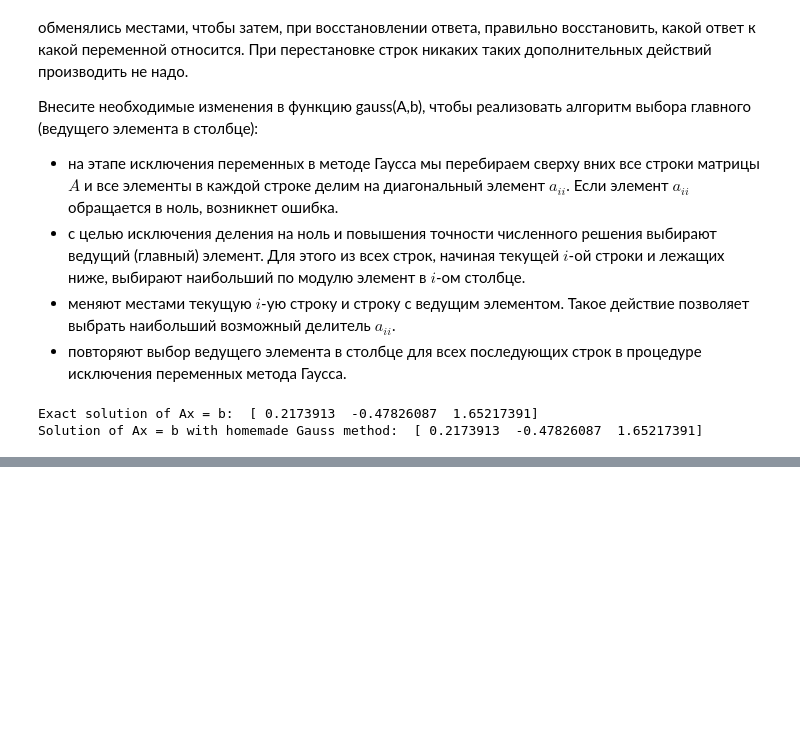
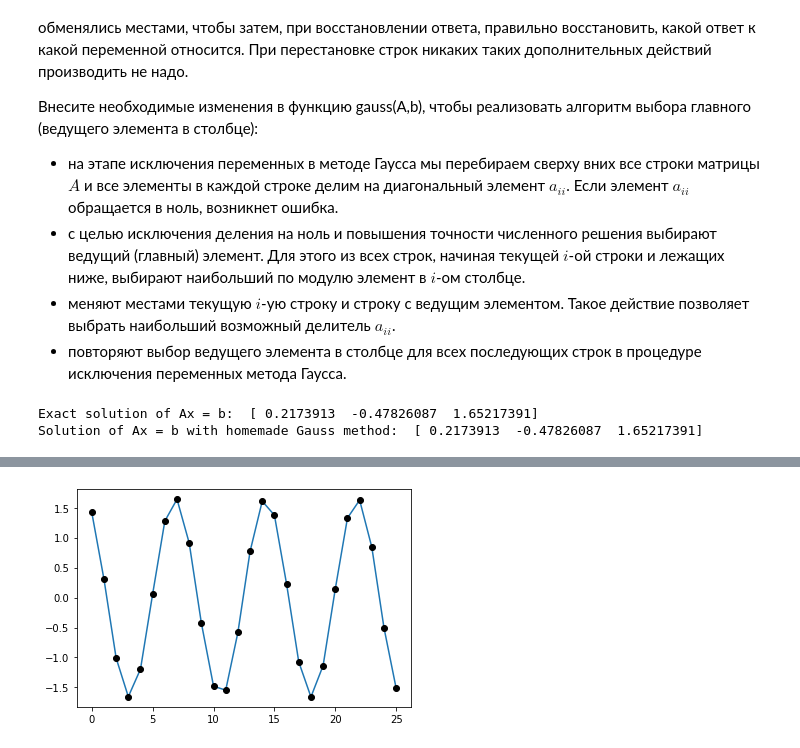
Before and after one commit to konstgav/computational-physics-python, a Jupyter notebook: Systems-of-Linear-Equations.ipynb, the cells around one changed output, grey strips where cells are left out. Cells and saved outputs as stored; diff of their text form; code cells hidden in the pictures; blank space fills up the shorter version.

```diff
--- a/Systems-of-Linear-Equations.ipynb
+++ b/Systems-of-Linear-Equations.ipynb
@@ -61,0 +151,34 @@ Solution of Ax = b with homemade Gauss method:  [ 0.2173913  -0.47826087  1.6521
+# %%
+from numpy import empty,zeros
+from banded import banded
+from pylab import plot,show
+
+# Constants
+N = 26
+C = 1.0
+m = 1.0
+k = 6.0
+omega = 2.0
+alpha = 2*k-m*omega*omega
+
+# Set up the initial values of the arrays
+A = empty([3,N],float)
+for i in range(N):
+    A[0,i] = -k
+    A[1,i] = alpha
+    A[2,i] = -k
+A[1,0] = alpha - k
+A[1,N-1] = alpha - k
+
+v = zeros(N,float)
+v[0] = C
+
+# Solve the equations
+x = banded(A,v,1,1)
+
+# Make a plot using both dots and lines
+plot(x)
+plot(x,"ko")
+show()
+# %% [output]
+[figure, added]
```
Also changed, not shown: parts of 2 cells of this notebook, 13 other files.
